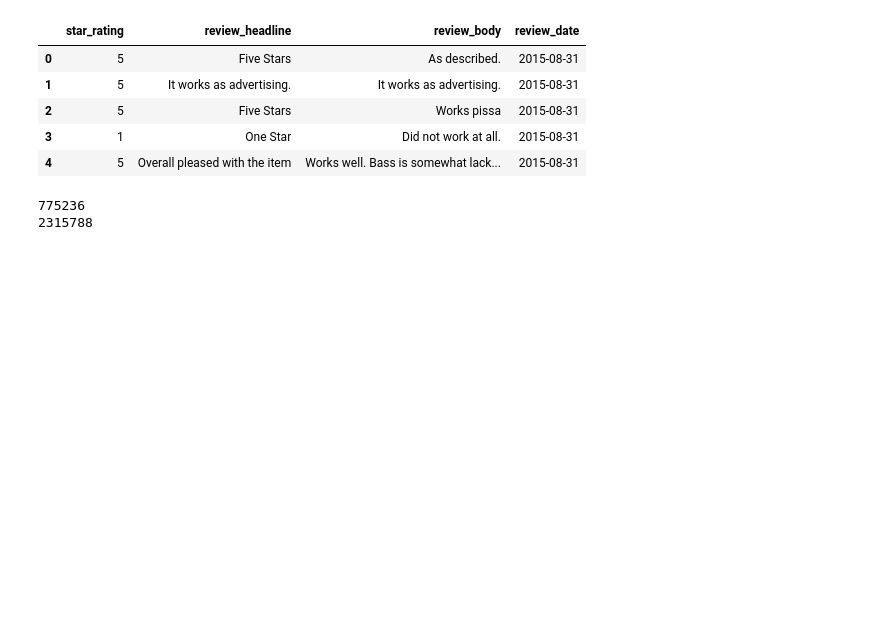
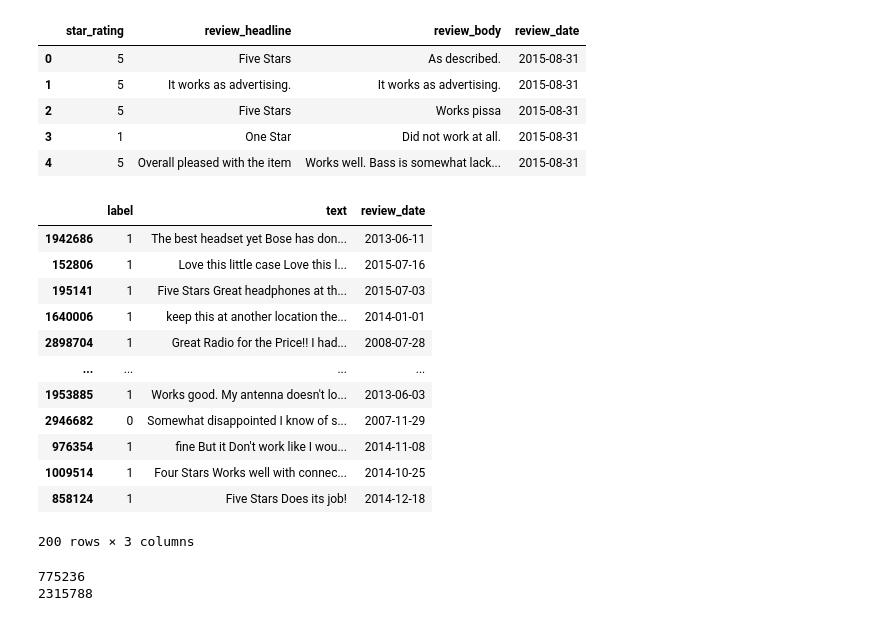
Before and after one commit to 2019ht12169/Thesis, a Jupyter notebook: parse_and_clean_data_v2.ipynb, the cells around one changed output. Drawn from its saved outputs; the diff is of its cells as text; code cells hidden in the pictures; blank space fills up the shorter version.

```diff
--- a/parse_and_clean_data_v2.ipynb
+++ b/parse_and_clean_data_v2.ipynb
@@ -447,5 +476,22 @@ df_map_result = df_map_result.astype({'label':int,
 df_map_result.to_csv("/content/drive/MyDrive/projects/data/dataFile_reviews_Electronics.csv",index=False,header=True)
 #df_map_result.sample(10001).to_csv("/content/drive/MyDrive/projects/data/dataFile_reviews_Electronics_small.csv",index=False,header=True)
+# %%
+df_map_result = pd.read_csv('/content/drive/MyDrive/projects/data/dataFile_reviews_Electronics.csv',index_col=None)
+df_map_result.sample(200)
+# %% [output]
+|  | label | text | review_date |
+| 1942686 | 1 | The best headset yet Bose has don... | 2013-06-11 |
+| 152806 | 1 | Love this little case Love this l... | 2015-07-16 |
+| 195141 | 1 | Five Stars Great headphones at th... | 2015-07-03 |
+| 1640006 | 1 | keep this at another location the... | 2014-01-01 |
+| 2898704 | 1 | Great Radio for the Price!! I had... | 2008-07-28 |
+| ... | ... | ... | ... |
+| 1953885 | 1 | Works good. My antenna doesn't lo... | 2013-06-03 |
+| 2946682 | 0 | Somewhat disappointed I know of s... | 2007-11-29 |
+| 976354 | 1 | fine But it Don't work like I wou... | 2014-11-08 |
+| 1009514 | 1 | Four Stars Works well with connec... | 2014-10-25 |
+| 858124 | 1 | Five Stars Does its job! | 2014-12-18 |
+200 rows × 3 columns
 # %%
 # utility method for writing headers to data set
 def writeHeadersToFile(file):
```
Also changed, not shown: parts of 9 cells of this notebook.
